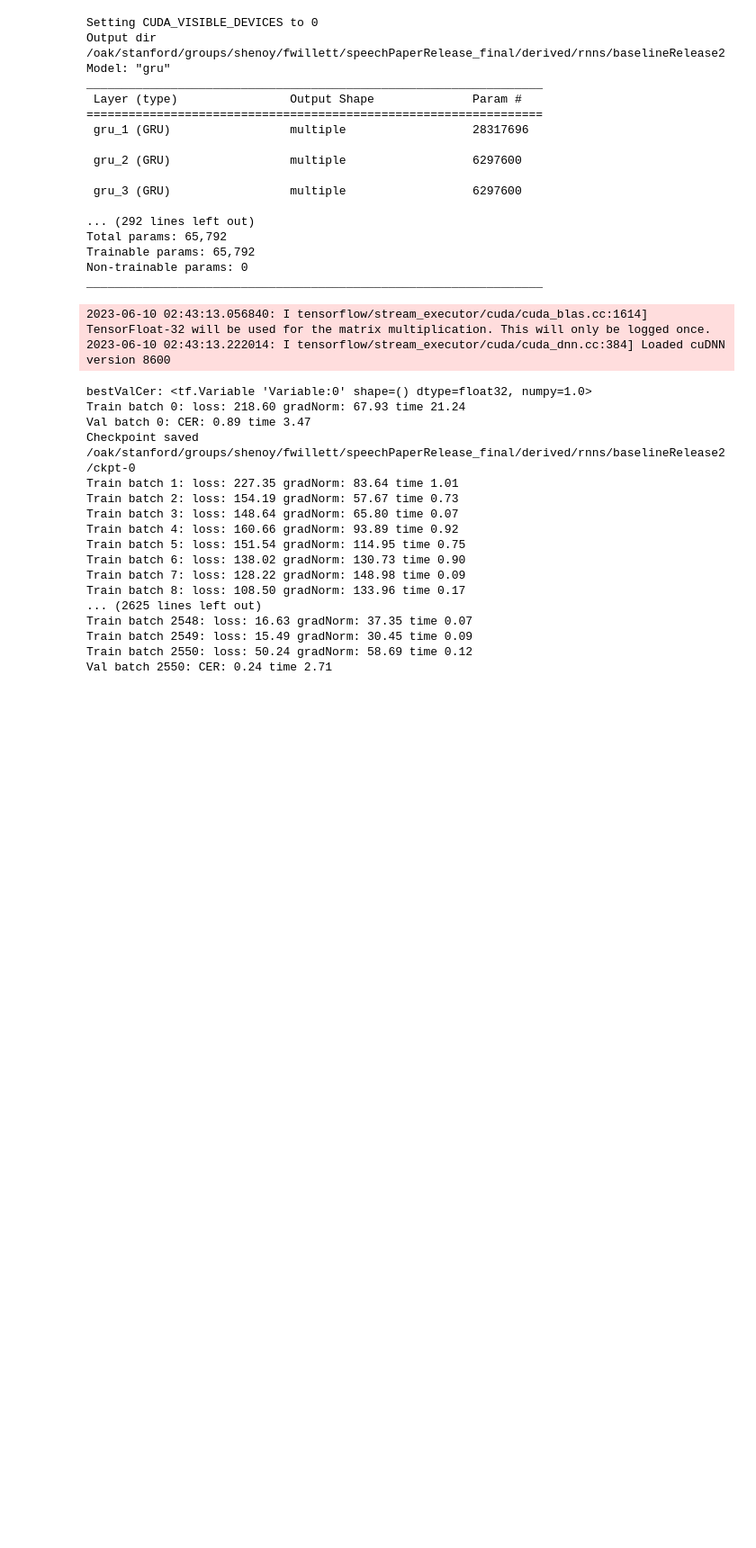
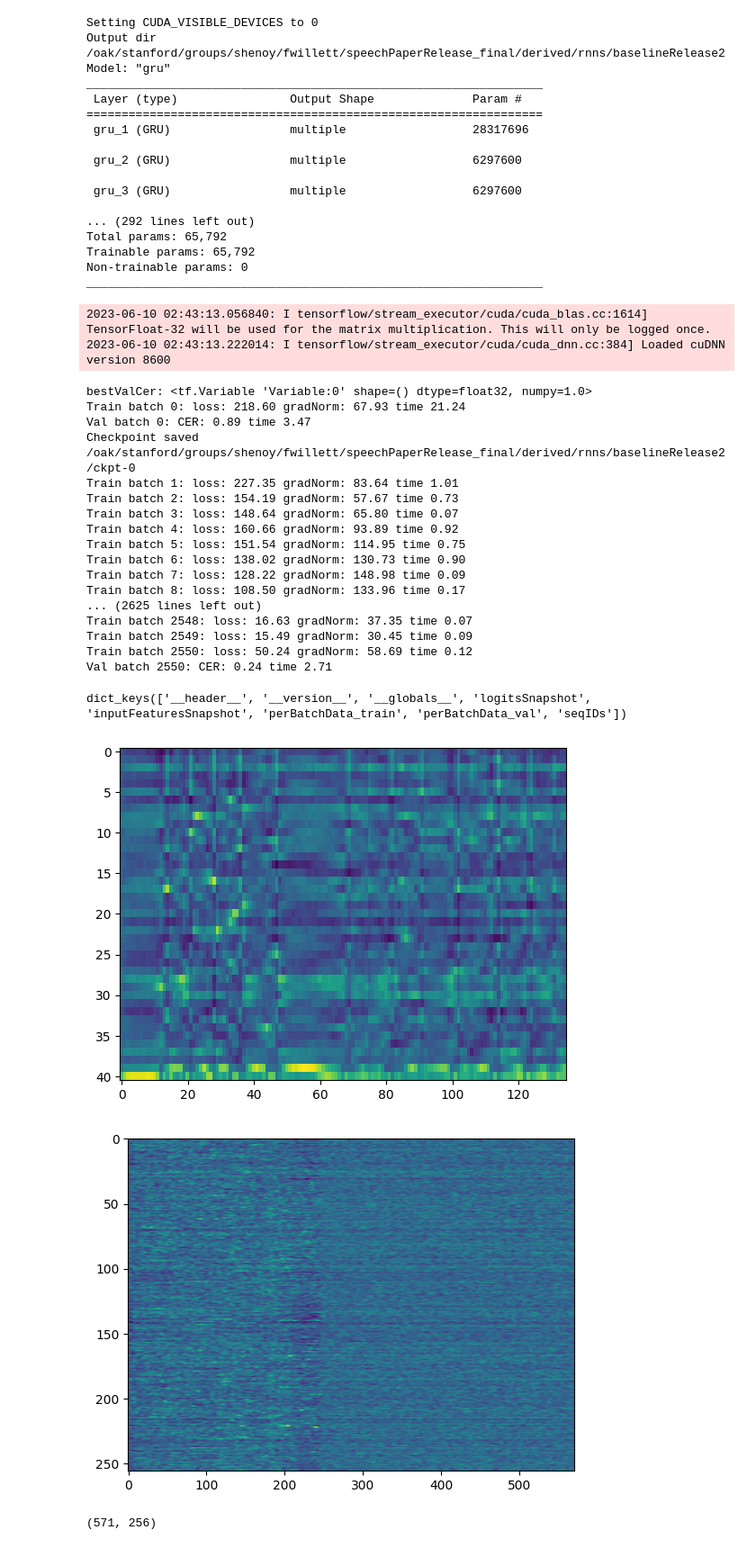
Before and after one commit to fwillett/speechBCI, a Jupyter notebook: AnalysisExamples/rnn_step2_trainBaselineRNN.ipynb, the cells around one changed output. Shown at 90% size. Saved outputs shown, nothing was run; the diff lists cells and outputs as text; code cells hidden in the pictures; blank space fills up the shorter version.

```diff
--- a/AnalysisExamples/rnn_step2_trainBaselineRNN.ipynb
+++ b/AnalysisExamples/rnn_step2_trainBaselineRNN.ipynb
@@ -64,3 +64,27 @@ Train batch 2548: loss: 16.63 gradNorm: 37.35 time 0.07
 Train batch 2549: loss: 15.49 gradNorm: 30.45 time 0.09
 Train batch 2550: loss: 50.24 gradNorm: 58.69 time 0.12
 Val batch 2550: CER: 0.24 time 2.71
+# %%
+import scipy.io
+dat = scipy.io.loadmat(baseDir+'/derived/rnns/baselineRelease/outputSnapshot')
+print(dat.keys())
+# %% [output]
+dict_keys(['__header__', '__version__', '__globals__', 'logitsSnapshot', 'inputFeaturesSnapshot', 'perBatchData_train', 'perBatchData_val', 'seqIDs'])
+# %%
+dat['logitsSnapshot'].shape
+import matplotlib.pyplot as plt
+import numpy as np
+
+plt.figure()
+plt.imshow(dat['logitsSnapshot'].T, aspect='auto')
+plt.show()
+
+plt.figure()
+plt.imshow(dat['inputFeaturesSnapshot'].T, aspect='auto')
+plt.show()
+
+dat['inputFeaturesSnapshot'].shape
+# %% [output]
+[figure, added]
+[figure, added]
+(571, 256)
```
Also changed, not shown: parts of 1 cell of this notebook, 1 other file.
